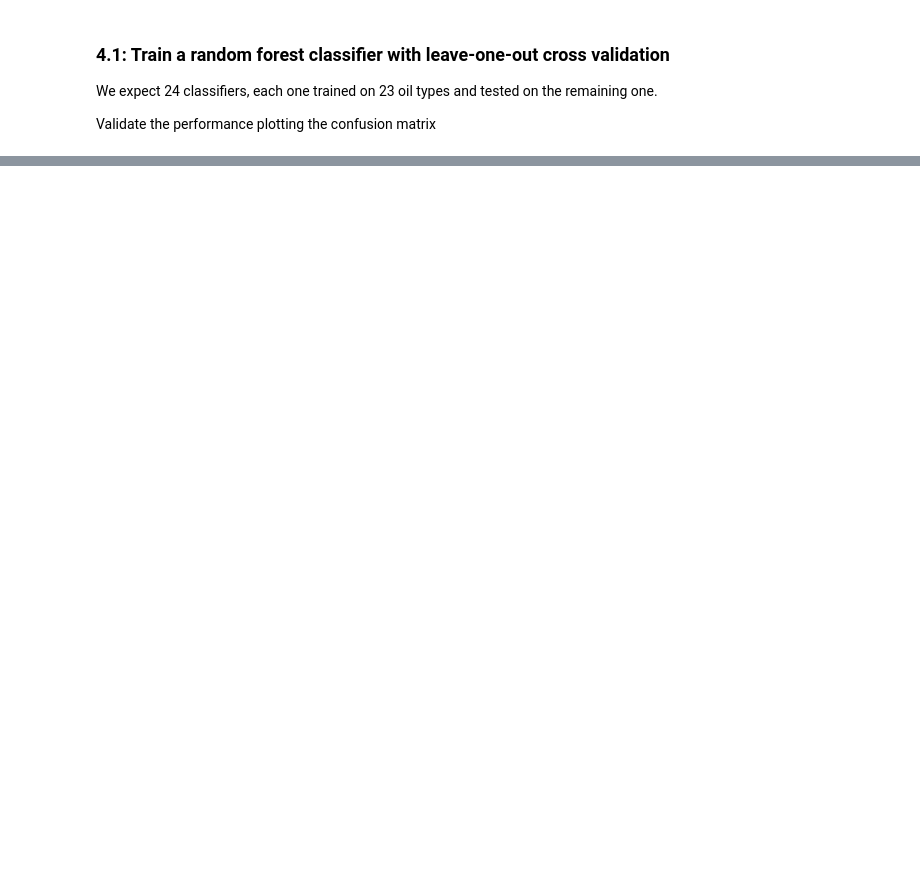
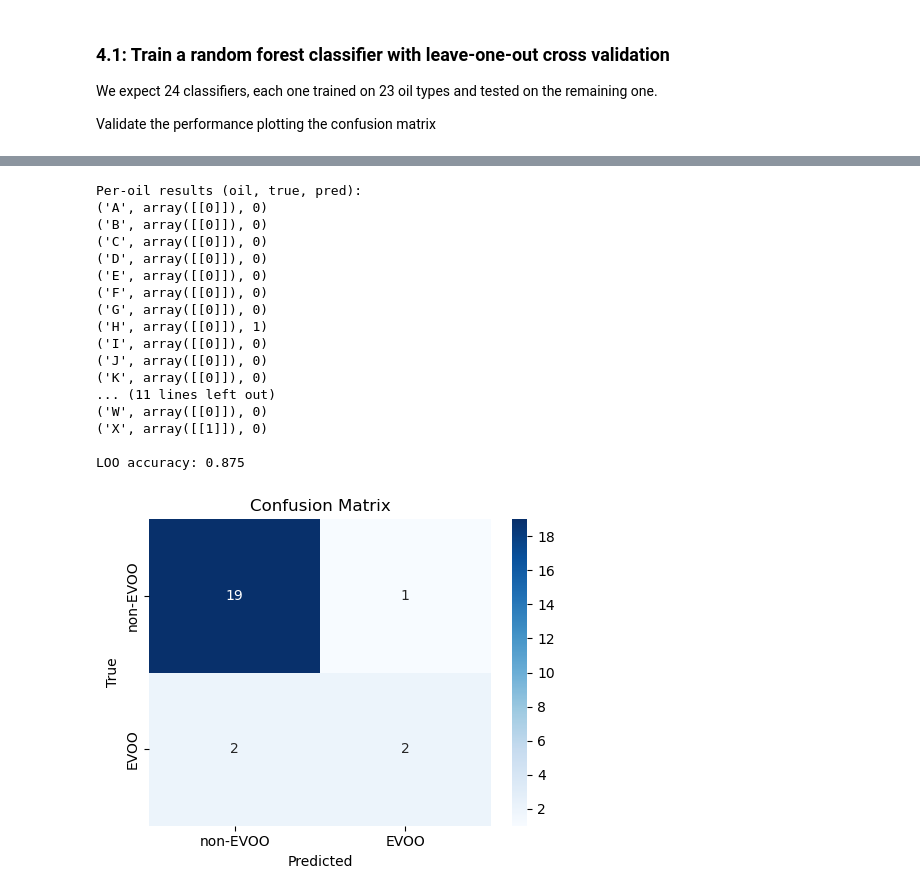
Before and after one commit to slymachenko/olive-oil-quality-prediction, a Jupyter notebook: main.ipynb, the cells around one changed output, grey strips where cells are left out. Cells and saved outputs as stored; diff of their text form; code cells hidden in the pictures; blank space fills up the shorter version.

```diff
--- a/main.ipynb
+++ b/main.ipynb
@@ -655,0 +730,43 @@ Validate the performance plotting the confusion matrix
+# %%
+y_pred_all = np.array(y_pred_all)
+y_true_all = np.array(y_true_all)
+
+cm = confusion_matrix(y_true_all, y_pred_all, labels=[0, 1])
+
+print("Per-oil results (oil, true, pred):")
+for r in records:
+    print(r)
+
+acc = np.mean(y_true_all == y_pred_all)
+print(f"\nLOO accuracy: {acc:.3f}")
+
+plt.figure(figsize=(5, 4))
+sn.heatmap(
+    cm, annot=True, fmt='d', cmap='Blues',
+    xticklabels=['non-EVOO', 'EVOO'],
+    yticklabels=['non-EVOO', 'EVOO']
+)
+plt.title('Confusion Matrix')
+plt.xlabel('Predicted')
+plt.ylabel('True')
+plt.tight_layout()
+plt.show()
+# %% [output]
+Per-oil results (oil, true, pred):
+('A', array([[0]]), 0)
+('B', array([[0]]), 0)
+('C', array([[0]]), 0)
+('D', array([[0]]), 0)
+('E', array([[0]]), 0)
+('F', array([[0]]), 0)
+('G', array([[0]]), 0)
+('H', array([[0]]), 1)
+('I', array([[0]]), 0)
+('J', array([[0]]), 0)
+('K', array([[0]]), 0)
+... (11 lines left out)
+('W', array([[0]]), 0)
+('X', array([[1]]), 0)
+
+LOO accuracy: 0.875
+[figure, added]
```
Also changed, not shown: parts of 2 cells of this notebook.
